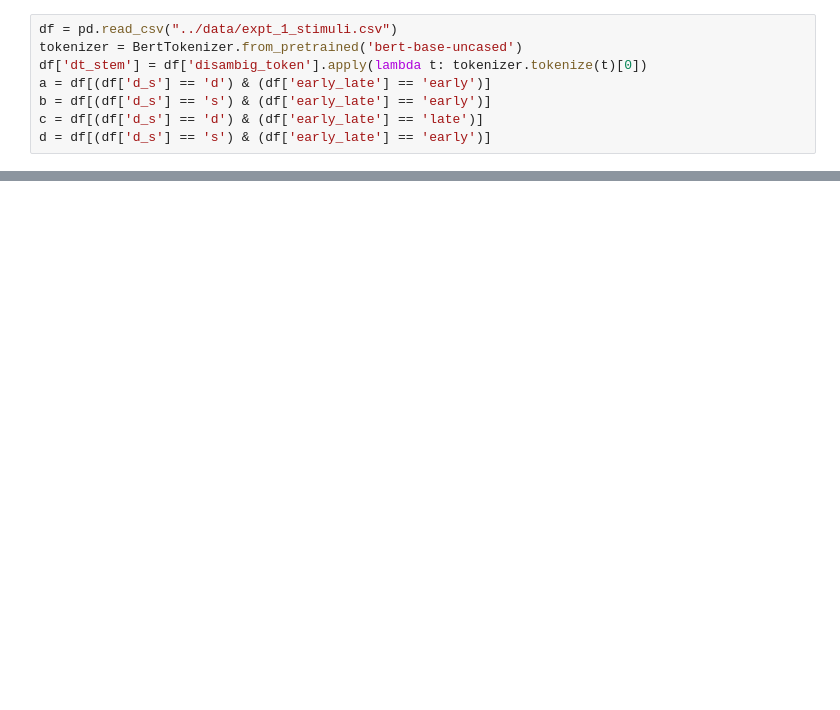
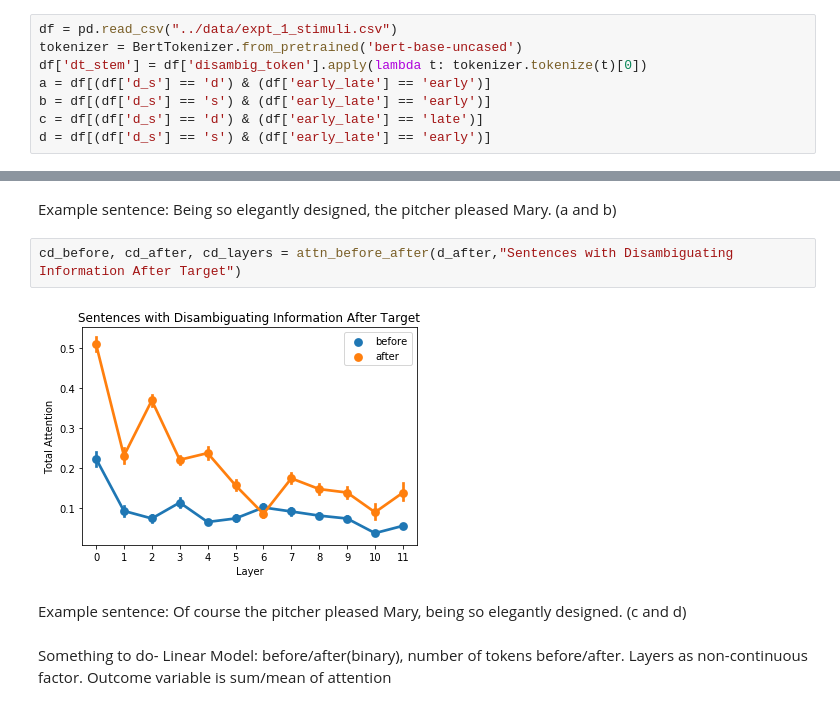
Before and after one commit to sathvikn/bert-wordsense, a Jupyter notebook: codebase/notebooks/ctx-distance-analysis.ipynb, the cells around one changed output, grey strips where cells are left out. Cells and saved outputs as stored; diff of their text form; blank space fills up the shorter version.

```diff
--- a/codebase/notebooks/ctx-distance-analysis.ipynb
+++ b/codebase/notebooks/ctx-distance-analysis.ipynb
@@ -153,0 +181,10 @@ def target_attns(sentence, target_token, disambig_token, model):
+# %% [markdown]
+Example sentence: Being so elegantly designed, the pitcher pleased Mary. (a and b)
+# %%
+cd_before, cd_after, cd_layers = attn_before_after(d_after,"Sentences with Disambiguating Information After Target")
+# %% [output]
+[figure, added]
+# %% [markdown]
+Example sentence: Of course the pitcher pleased Mary, being so elegantly designed. (c and d)
+# %% [markdown]
+Something to do- Linear Model: before/after(binary), number of tokens before/after. Layers as non-continuous factor. Outcome variable is sum/mean of attention
```
Also changed, not shown: parts of 46 cells of this notebook.
